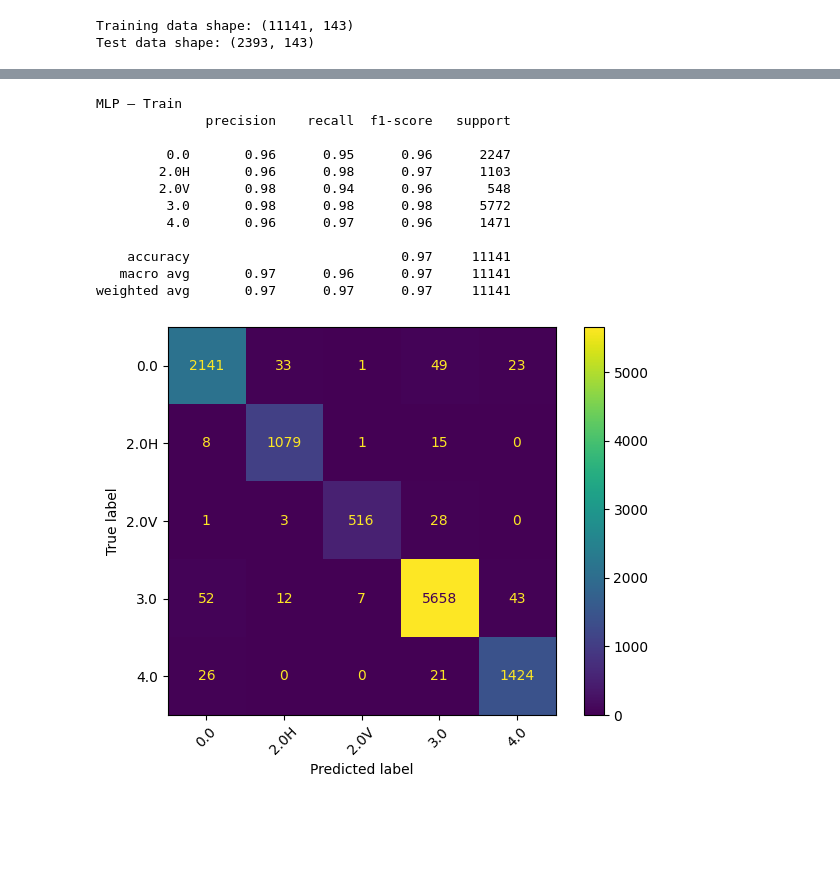
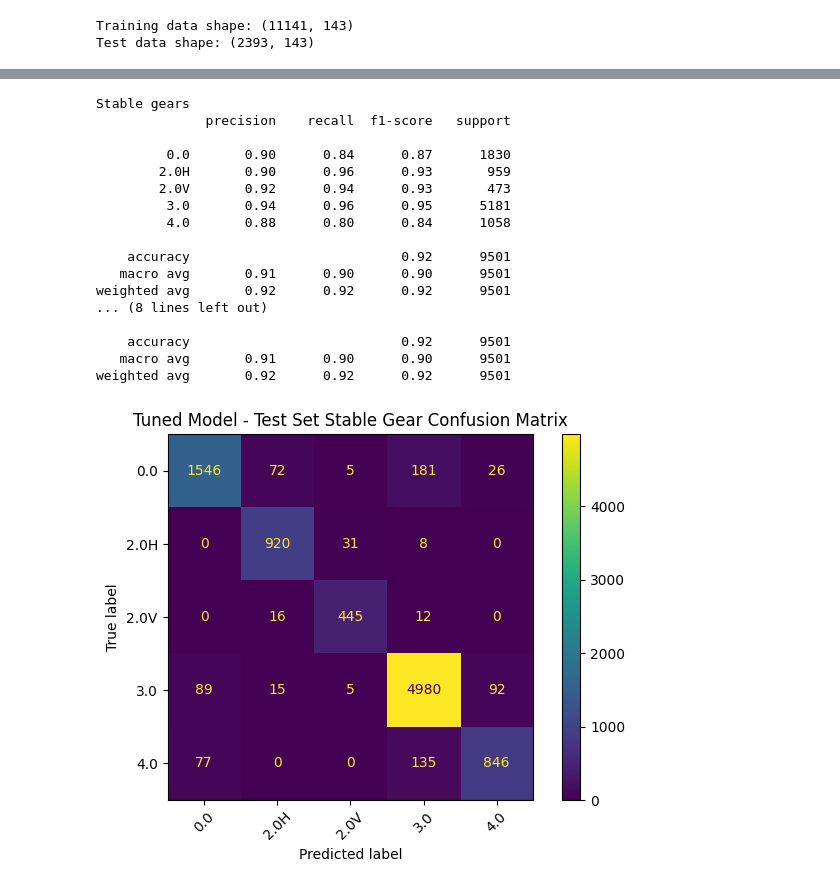
Before and after one commit to zebborjesson/tra300-ski-technique-classification, a Jupyter notebook: code/RandomForest.ipynb, the cells around one changed output, grey strips where cells are left out. Saved outputs shown, nothing was run; the diff lists cells and outputs as text; code cells hidden in the pictures; blank space fills up the shorter version.

```diff
--- a/code/RandomForest.ipynb
+++ b/code/RandomForest.ipynb
@@ -115,11 +188,14 @@ print(f"Test data shape: {test_df.shape}")
 Training data shape: (11141, 143)
 Test data shape: (2393, 143)
 # %%
-def XY(df):
+def XY(df, feature_columns):
     X = df[feature_columns]
     Y = df[output_col]
     return X, Y
+# %%
+# Uncomment to not use the engineered features
+feature_columns = feature_columns_pole_data + feature_columns_gnss
 # %%
-X_train, y_train = XY(train_df)
-X_test, y_test = XY(test_df)
+X_train, y_train = XY(train_df, feature_columns)
+X_test, y_test = XY(test_df, feature_columns)
 # %%
@@ -244,17 +379,36 @@ mlp = MLPClassifier(
 mlp.fit(X_train, y_train)
 pred_test_mlp = mlp.predict(X_test)
 pred_train_mlp = mlp.predict(X_train)
-print("MLP — Test")
-print(classification_report(y_test, pred_test_mlp))
-
-cm = confusion_matrix(y_test, pred_test_mlp, labels=sorted(y_train.unique()))
-ConfusionMatrixDisplay(cm, display_labels=sorted(y_train.unique())).plot(xticks_rotation=45)
-plt.tight_layout(); plt.show()
 
 print("MLP — Train")
 print(classification_report(y_train, pred_train_mlp))
+cm = confusion_matrix(y_train, pred_train_mlp, labels=sorted(y_train.unique()))
+ConfusionMatrixDisplay(cm, display_labels=ALL_LABELS).plot(xticks_rotation=45)
+plt.tight_layout(); plt.show()
 
-cm = confusion_matrix(y_train, pred_train_mlp, labels=sorted(y_train.unique()))
-ConfusionMatrixDisplay(cm, display_labels=sorted(y_train.unique())).plot(xticks_rotation=45)
+print("Stable gears")
+print(classification_report_when_stable_gear(y_train, pred_train_mlp))
+# Confusion matrix
+cm = confusion_matrix_when_stable_gear(y_train, pred_train_mlp)
+ConfusionMatrixDisplay(cm, display_labels=ALL_LABELS).plot(xticks_rotation=45)
+plt.title("Tuned Model - Test Set Stable Gear Confusion Matrix")
+plt.tight_layout()
+plt.show()
+
+
+print("MLP — Test")
+print(classification_report(y_test, pred_test_mlp))
+cm = confusion_matrix(y_test, pred_test_mlp, labels=sorted(y_train.unique()))
+ConfusionMatrixDisplay(cm, display_labels=ALL_LABELS).plot(xticks_rotation=45)
 plt.tight_layout(); plt.show()
+
+
+print("Stable gears")
+print(classification_report_when_stable_gear(y_test, pred_test_mlp))
+# Confusion matrix
+cm = confusion_matrix_when_stable_gear(y_test, pred_test_mlp)
+ConfusionMatrixDisplay(cm, display_labels=ALL_LABELS).plot(xticks_rotation=45)
+plt.title("Tuned Model - Test Set Stable Gear Confusion Matrix")
+plt.tight_layout()
+plt.show()
 # %% [output]
@@ -274,13 +428,18 @@ weighted avg       0.87      0.86      0.86      2393
-MLP — Train
+Stable gears
               precision    recall  f1-score   support
 
-         0.0       0.96      0.95      0.96      2247
-        2.0H       0.96      0.98      0.97      1103
-        2.0V       0.98      0.94      0.96       548
-         3.0       0.98      0.98      0.98      5772
-         4.0       0.96      0.97      0.96      1471
+         0.0       0.90      0.84      0.87      1830
+        2.0H       0.90      0.96      0.93       959
+        2.0V       0.92      0.94      0.93       473
+         3.0       0.94      0.96      0.95      5181
+         4.0       0.88      0.80      0.84      1058
 
-    accuracy                           0.97     11141
-   macro avg       0.97      0.96      0.97     11141
-weighted avg       0.97      0.97      0.97     11141
+    accuracy                           0.92      9501
+   macro avg       0.91      0.90      0.90      9501
+weighted avg       0.92      0.92      0.92      9501
+... (8 lines left out)
+
+    accuracy                           0.92      9501
+   macro avg       0.91      0.90      0.90      9501
+weighted avg       0.92      0.92      0.92      9501
-[figure, old version]
+[figure, new version]
```
Also changed, not shown: parts of 6 cells of this notebook, 2 other files.
